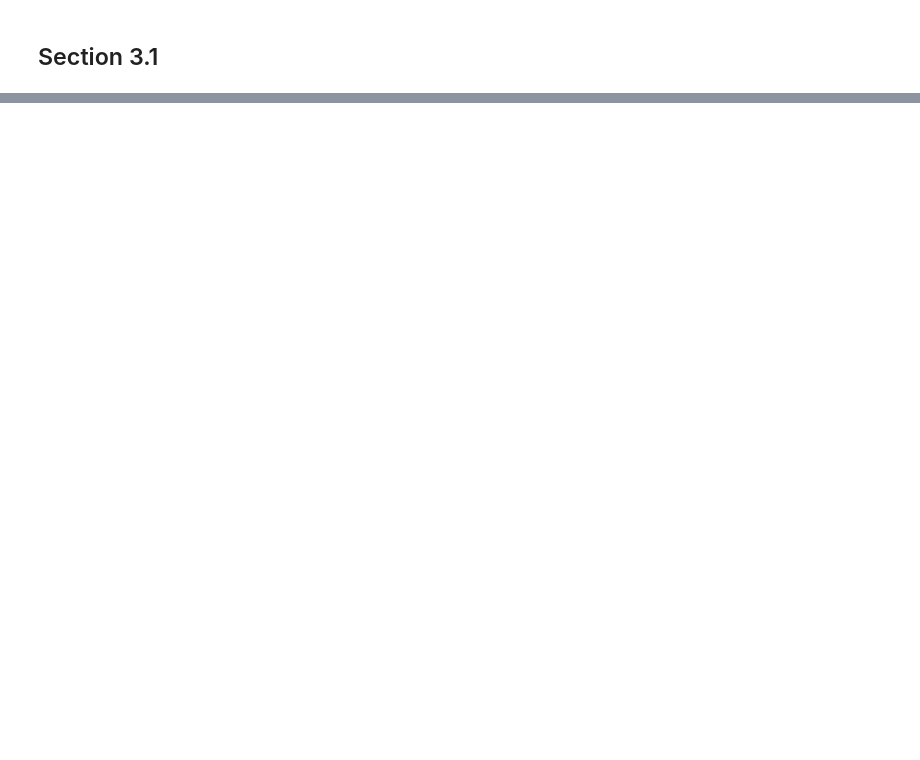
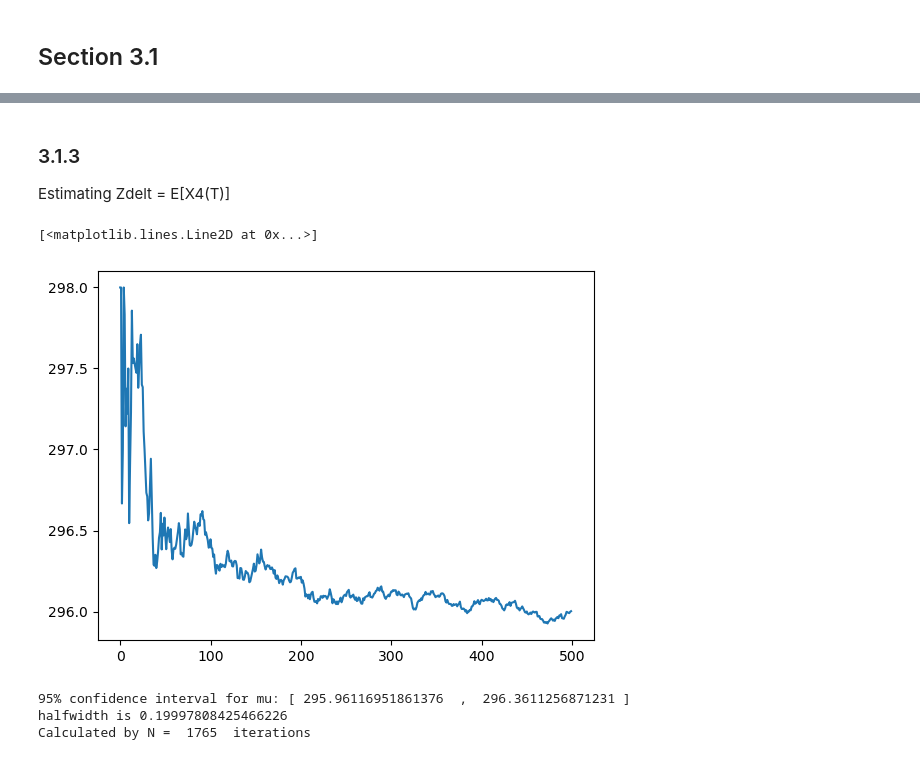
Before and after one commit to marieke-vaske/StochSimProjectSRN, a Jupyter notebook: Section 3.1.ipynb, the cells around one changed output, grey strips where cells are left out. Saved outputs shown, nothing was run; the diff lists cells and outputs as text; code cells hidden in the pictures; blank space fills up the shorter version.

```diff
--- a/Section 3.1.ipynb
+++ b/Section 3.1.ipynb
@@ -36,0 +53,21 @@ plt.show()
+# %% [markdown]
+### 3.1.3
+Estimating Zdelt = E[X4(T)]
+# %%
+'''
+Test plot to estimate a good Nb
+'''
+
+Nb = 500
+X4 = np.zeros(Nb)
+muNs= [0]
+
+for i in range(Nb):
+    t, X = explicit_tau_leaping(c, X0, T, tau)
+    X4[i] = X[-1,3]
+    muNs.append((i/(i+1))*muNs[-1] + 1/(i+1) * X[-1,3])
+
+plt.plot(range(0, Nb), muNs[1:])
+# %% [output]
+[<matplotlib.lines.Line2D at 0x...>]
+[figure, added]
@@ -36,0 +100,8 @@ plt.show()
+# %%
+print("95% confidence interval for mu: [", muN-(sigN * cAlph/np.sqrt(N)),' , ',muN+(sigN * cAlph/np.sqrt(N)),']')
+print(f'halfwidth is {sigN * cAlph/np.sqrt(N)}')
+print("Calculated by N = ", N, " iterations")
+# %% [output]
+95% confidence interval for mu: [ 295.96116951861376  ,  296.3611256871231 ]
+halfwidth is 0.19997808425466226
+Calculated by N =  1765  iterations
```
Also changed, not shown: parts of 14 cells of this notebook.
